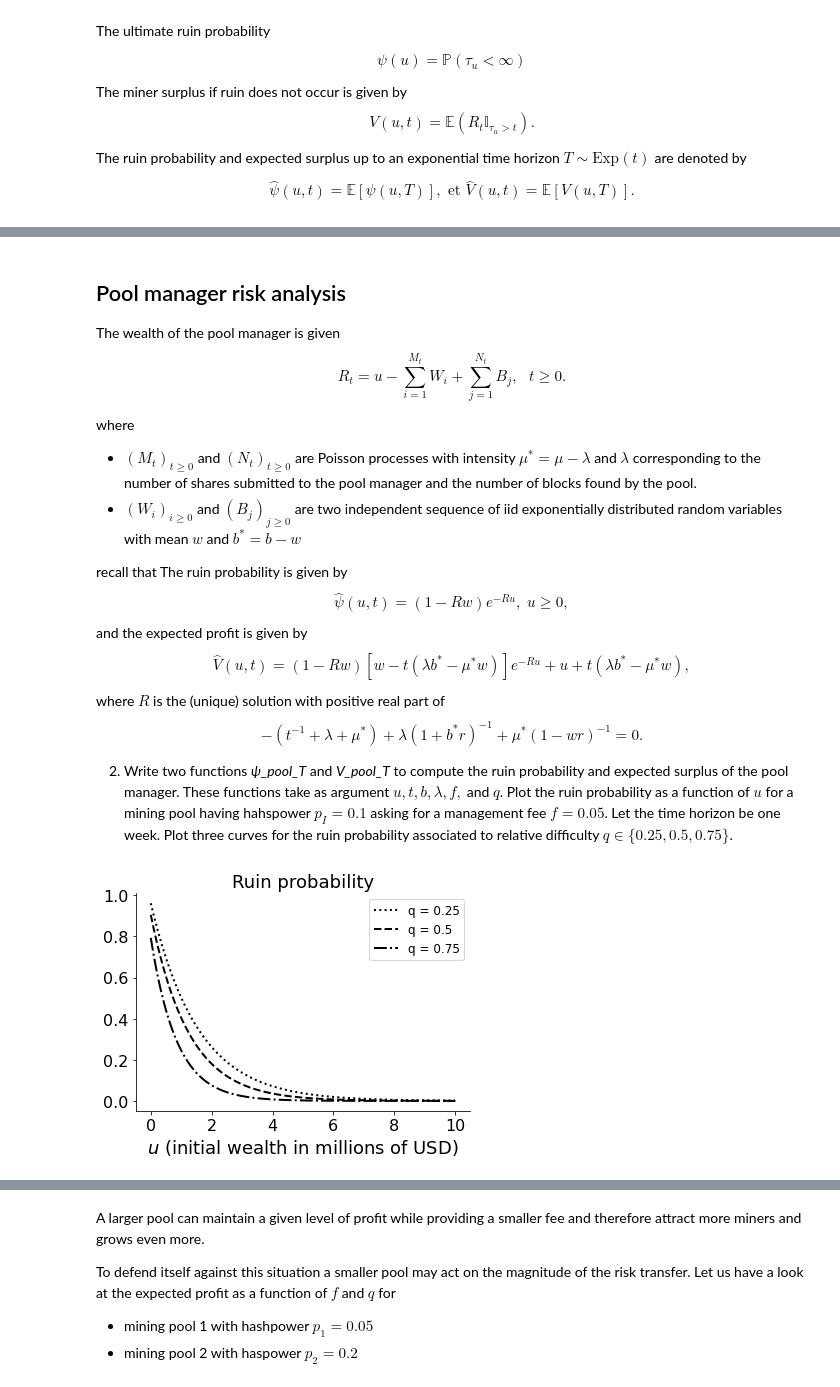
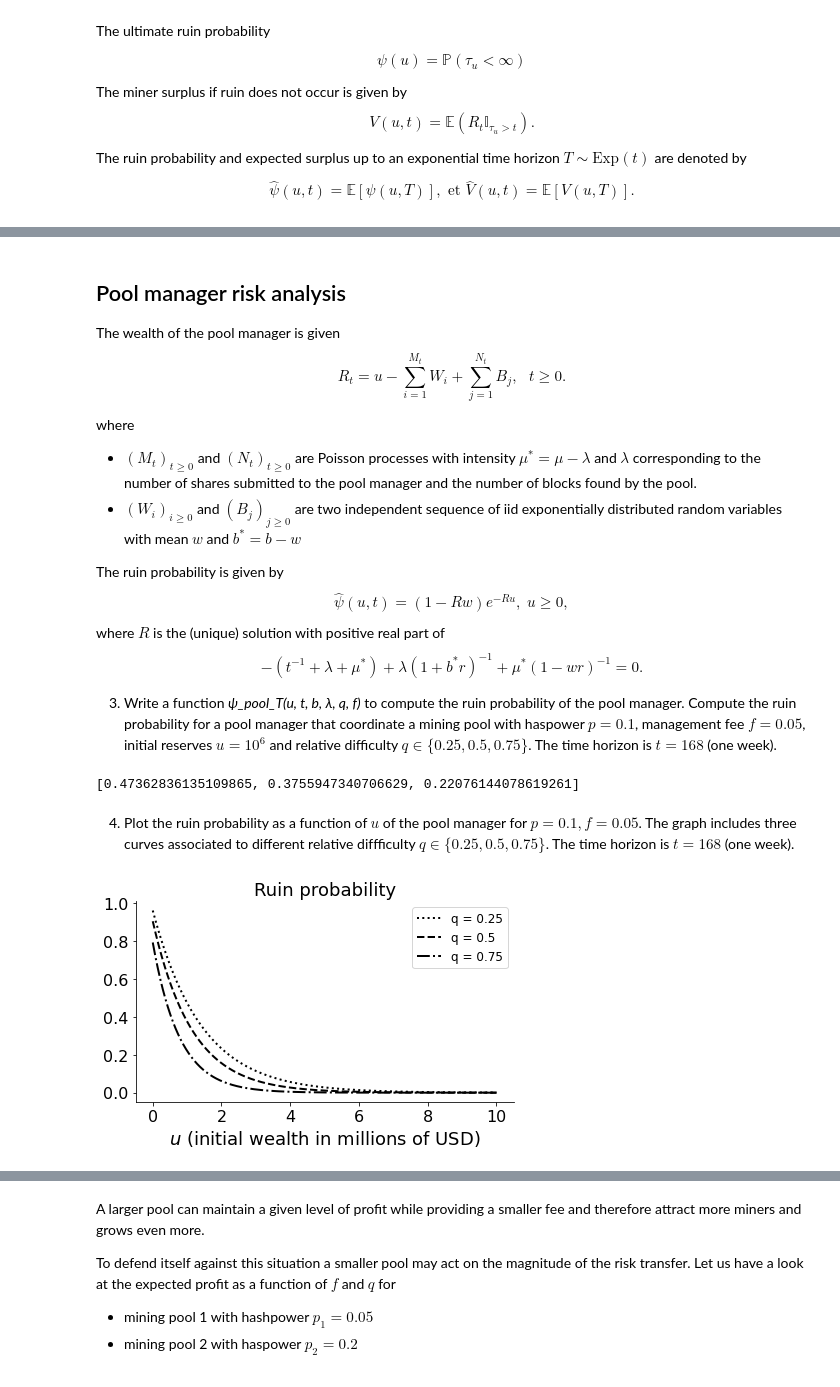
Before and after one commit to LaGauffre/BLOCKASTICS, a Jupyter notebook: Python/UCSB/solo_mining_VS_pool_mining.ipynb, the cells around one changed output, grey strips where cells are left out. Drawn from its saved outputs; the diff is of its cells as text; code cells hidden in the pictures.

```diff
--- a/Python/UCSB/solo_mining_VS_pool_mining.ipynb
+++ b/Python/UCSB/solo_mining_VS_pool_mining.ipynb
@@ -162,58 +173,52 @@ where
 - $(M_t)_{t\geq0}$ and $(N_t)_{t\geq0}$ are Poisson processes with intensity $\mu^\ast=\mu- \lambda$ and $\lambda$ corresponding to the number of shares submitted to the pool manager and the number of blocks found by the pool.
 - $(W_i)_{i\geq0}$ and $(B_j)_{j\geq0}$ are two independent sequence of iid exponentially distributed random variables with mean $w$ and $b^\ast = b-w$
 
-recall that The ruin probability is given by
+The ruin probability is given by
 $$
     \widehat{\psi}(u,t) = (1-Rw)  e^{-R u},\;u\ge 0,
-$$
-and the expected profit is given by
-$$
-    \widehat{V}(u,t) = (1 - Rw)[w-t(\lambda b^\ast-\mu^\ast w)] e^{-R u}+u+t(\lambda b^\ast-\mu^\ast w),
 $$
 where $R$ is the (unique) solution with positive real part of
 $$
     -(t^{-1}+\lambda+\mu^\ast)+\lambda(1+b^\ast r)^{-1}+\mu^\ast(1-wr)^{-1}=0.
 $$
 
-2) Write two functions *ψ_pool_T* and *V_pool_T* to compute the ruin probability and expected surplus of the pool manager. These functions take as argument $u, t, b, \lambda, f,$ and $q$. Plot the ruin probability as a function of $u$ for a mining pool having hahspower $p_I = 0.1$ asking for a management fee $f = 0.05$. Let the time horizon be one week. Plot three curves for the ruin probability associated to relative difficulty $q\in\{0.25, 0.5, 0.75\}$.
+3. Write a function *ψ_pool_T(u, t, b, λ, q, f)* to compute the ruin probability of the pool manager. Compute the ruin probability for a pool manager that coordinate a mining pool with haspower $p = 0.1$, management fee $f = 0.05$, initial reserves $u = 10^6$ and relative difficulty $q\in\{0.25, 0.5, 0.75\}$. The time horizon is $t = 168$ (one week).
+# %%
+# pool manager ruin probability
+def ψ_pool_T(u, t, b, λ, q, f):
+    μ = λ / q
+    μstar = μ - λ
+    w = b * q * (1 - f)
+    bstar = b - w
+    g = 1/t + μstar + λ
+    α, β,γ = g*bstar * w, μstar * bstar - λ * w - g*(bstar - w) , -1/t
+    Δ = β**2 - 4 * α * γ
+    Rstar = (-β + np.sqrt(Δ))/ 2/α
+    return((1-Rstar * w) *np.exp(-Rstar*u))
+
+# Evaluation
+u, t, f, p = 10**6, 24*7, 0.05, 0.1
+qs = [0.25, 0.5, 0.75]
+[ψ_pool_T(u, t, b, p*λ, q, f) for q in qs]
+# %% [output]
+[0.47362836135109865, 0.3755947340706629, 0.22076144078619261]
+# %% [markdown]
+4. Plot the ruin probability as a function of $u$ of the pool manager for $p = 0.1, f = 0.05$. The graph includes three curves associated to different relative diffficulty $q\in\{0.25, 0.5, 0.75\}$. The time horizon is $t = 168$ (one week).
 # %%
-def V_pool_T(u, t, b, λ, q, f):
-    μ = λ / q
-    μstar = μ - λ
-    w = b * q * (1 - f)
-    bstar = b - w
-    g = 1/t + μstar + λ
-    α, β,γ = g*bstar * w, μstar * bstar - λ * w - g*(bstar - w) , -1/t
-    Δ = β**2 - 4 * α * γ
-    Rstar = (-β + np.sqrt(Δ))/ 2/α
-#     print(Rstar)
-    return((1-Rstar * w) * (w - t*(λ * bstar - μstar * w)) * np.exp(-Rstar*u)  + u + t*(λ * bstar - μstar*w))
-
-def ψ_pool_T(u, t, b, λ, q, f):
-    μ = λ / q
-    μstar = μ - λ
-    w = b * q * (1 - f)
-    bstar = b - w
-    g = 1/t + μstar + λ
-    α, β,γ = g*bstar * w, μstar * bstar - λ * w - g*(bstar - w) , -1/t
-    Δ = β**2 - 4 * α * γ
-    Rstar = (-β + np.sqrt(Δ))/ 2/α
-    return((1-Rstar * w) *np.exp(-Rstar*u))
-
 t, f, p = 24*7, 0.05, 0.1
-q_vec = [0.25, 0.5, 0.75]
+qs = [0.25, 0.5, 0.75]
 u_vec = np.arange(0, 10000000, 1000)
 linestyles = ['dotted', 'dashed', 'dashdot']
 
-for k,q in enumerate(q_vec):
+for k,q in enumerate(qs):
     ψ_manager = [ψ_pool_T(u, t, b, λ * p, q, f) for u in u_vec]
     plt.plot(u_vec*1e-6, ψ_manager,linewidth =2, linestyle = linestyles[k], color = "k", label = "q = "+str(q))
 plt.xlabel('$u$ (initial wealth in millions of USD)', fontsize = fontsize_axes)
 plt.title('Ruin probability', fontsize = fontsize_axes)
 plt.tick_params(labelsize=fontsize_ticker)
 plt.legend(fontsize = 12)
 sns.despine()
-
+plt.tight_layout()
 plt.savefig('../../Figures/rp_pool_manager.pdf')
 # %% [output]
-[figure, old version]
+[figure, new version]
```
Also changed, not shown: parts of 13 cells of this notebook, 13 other files.
